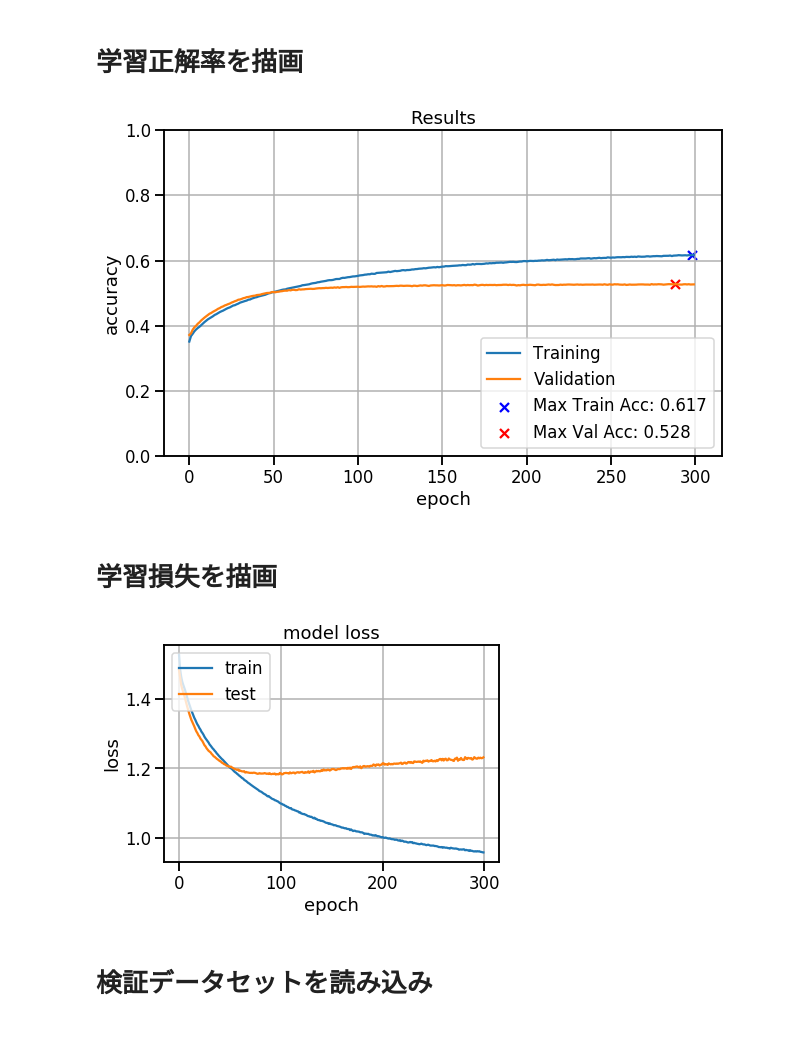
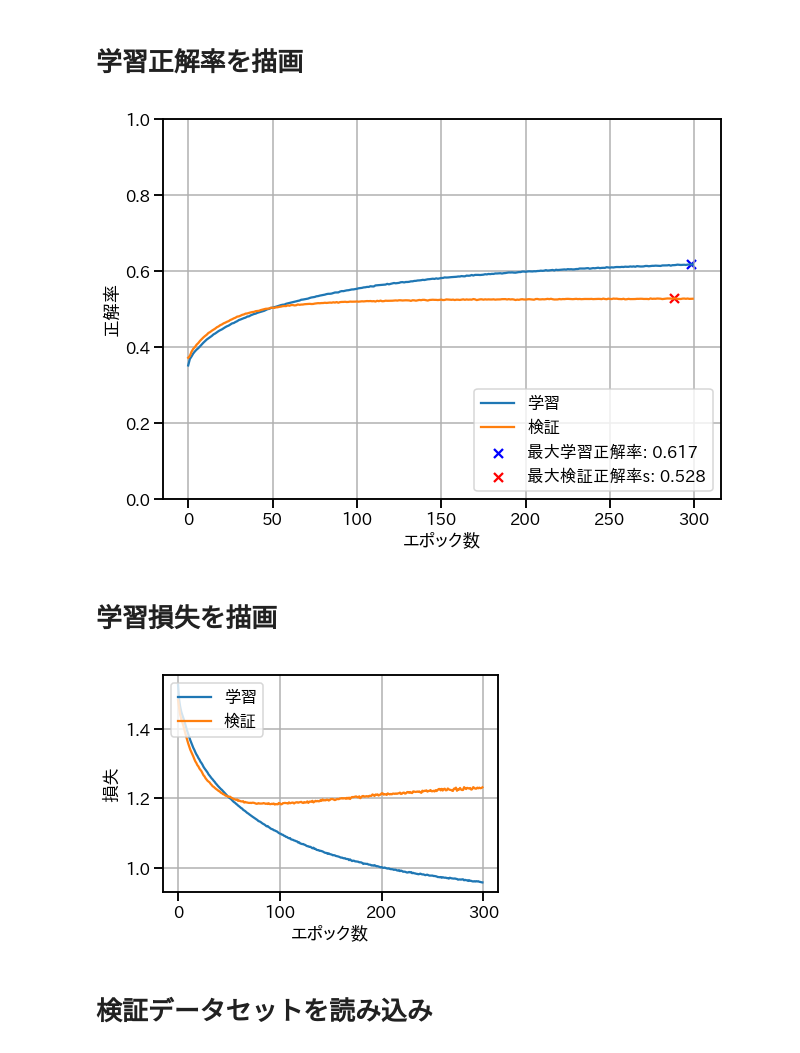
Before and after one commit to amar-enkhbat/graduation_thesis_2019, a Jupyter notebook: keras_eval.ipynb, the cells around one changed output. Saved outputs shown, nothing was run; the diff lists cells and outputs as text; code cells hidden in the pictures.

Commit message:
japanese labels

```diff
--- a/keras_eval.ipynb
+++ b/keras_eval.ipynb
@@ -20,39 +21,38 @@ with open(results_path + "/train_hist", "rb") as file:
 # %% [markdown]
 # 学習正解率を描画
 # %%
-plt.figure(figsize=(10, 6))
-plt.plot(history['acc'], color="C0", label="Training")
-plt.plot(history['val_acc'], color="C1", label="Validation")
+plt.figure(figsize=(10, 7))
+plt.plot(history['acc'], color="C0", label="学習")
+plt.plot(history['val_acc'], color="C1", label="検証")
 max_val_index = np.argmax(history["acc"])
 max_val = history["acc"][max_val_index]
 # plt.annotate("Max Acc", xy=(max_val_index, history["val_acc"][max_val_index]), xycoords="data", label=("Max Val Acc: " + str(max_val.round(2))))
-plt.scatter(max_val_index, history["acc"][max_val_index], marker="x", color="blue", label=("Max Train Acc: " + str(max_val.round(3))))
+plt.scatter(max_val_index, history["acc"][max_val_index], marker="x", color="blue", label=("最大学習正解率: " + str(max_val.round(3))))
 max_val_index = np.argmax(history["val_acc"])
 max_val = history["val_acc"][max_val_index]
 # plt.annotate("Max Acc", xy=(max_val_index, history["val_acc"][max_val_index]), xycoords="data", label=("Max Val Acc: " + str(max_val.round(2))))
-plt.scatter(max_val_index, history["val_acc"][max_val_index], marker="x", color="red", label=("Max Val Acc: " + str(max_val.round(3))))
-plt.title("Results")
-plt.ylabel('accuracy')
-plt.xlabel('epoch')
+plt.scatter(max_val_index, history["val_acc"][max_val_index], marker="x", color="red", label=("最大検証正解率s: " + str(max_val.round(3))))
+# plt.title("Results")
+plt.ylabel('正解率')
+plt.xlabel('エポック数')
 plt.legend(loc="lower right")
 plt.grid()
 plt.ylim(0, 1)
 plt.show()
 # %% [output]
-[figure, old version]
+[figure, new version]
 # %% [markdown]
 # 学習損失を描画
 # %%
 plt.plot(history['loss'])
 plt.plot(history['val_loss'])
-plt.title('model loss')
-plt.ylabel('loss')
-plt.xlabel('epoch')
-plt.legend(['train', 'test'], loc='upper left')
+plt.ylabel('損失')
+plt.xlabel('エポック数')
+plt.legend(['学習', '検証'], loc='upper left')
 plt.grid()
 plt.show()
 # %% [output]
-[figure, old version]
+[figure, new version]
 # %% [markdown]
 # 検証データセットを読み込み
 # %%
```
Also changed, not shown: parts of 8 cells of this notebook, 2 other files.
